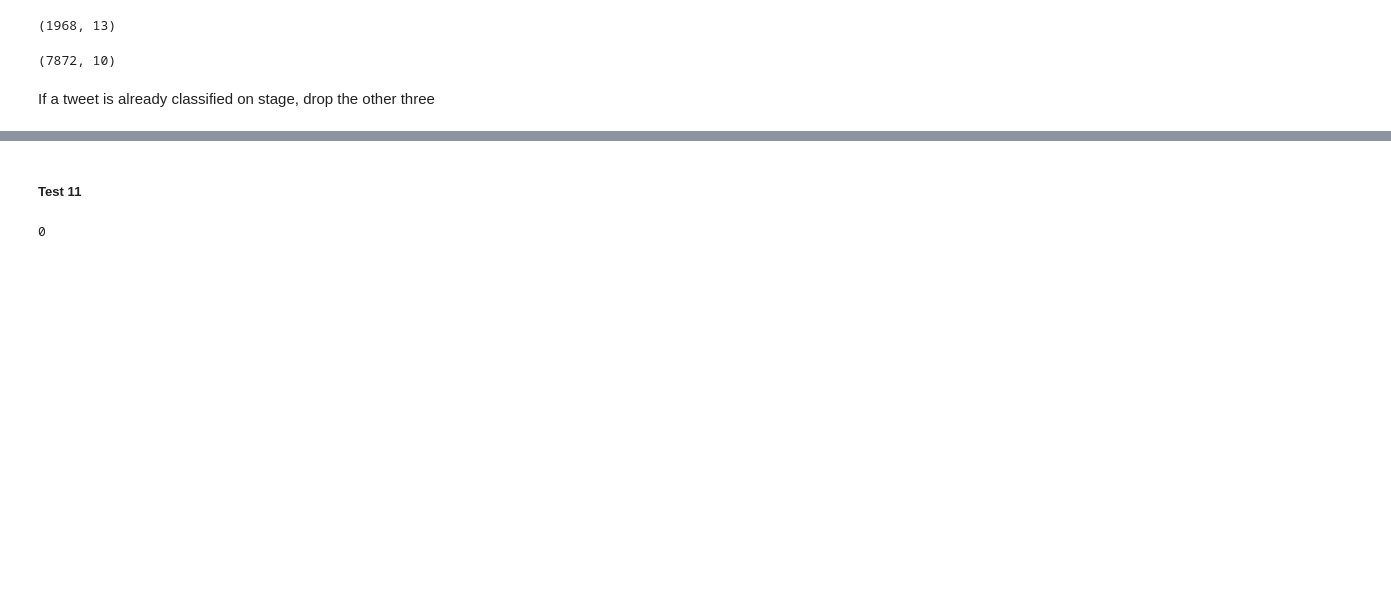
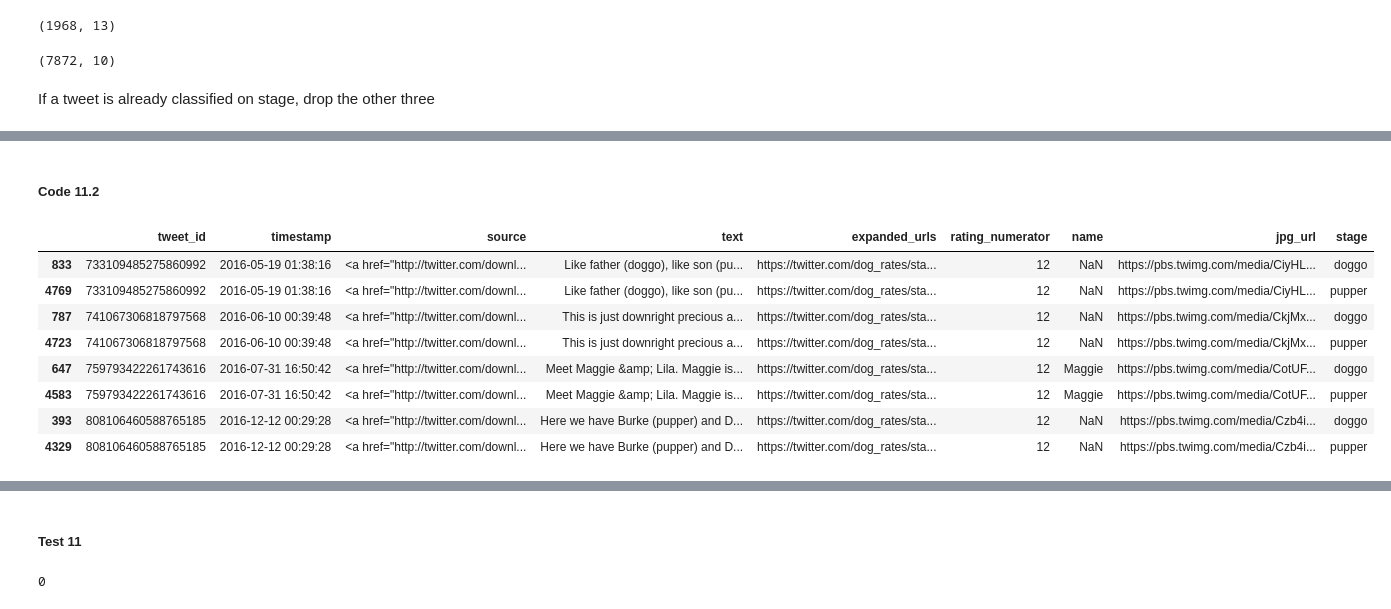
Before and after one commit to thaisruiz/Udacity-Wrangle-project, a Jupyter notebook: wrangle_act.ipynb, the cells around one changed output, grey strips where cells are left out. Saved outputs shown, nothing was run; the diff lists cells and outputs as text; code cells hidden in the pictures; blank space fills up the shorter version.

```diff
--- a/wrangle_act.ipynb
+++ b/wrangle_act.ipynb
@@ -1138,3 +1157,19 @@ dupli = (rates_images_df.duplicated('tweet_id', keep=False))
 staged = (rates_images_df.stage.notnull())
 
 rates_images_df = rates_images_df[~dupli | staged]
+# %% [markdown]
+##### Code 11.2
+# %%
+# Tweets with multiple stages
+multi_stages = rates_images_df[rates_images_df.iloc[:,:-1].duplicated('tweet_id', keep=False)].sort_values('tweet_id')
+multi_stages
+# %% [output]
+|  | tweet_id | timestamp | source | text | expanded_urls | rating_numerator | name | jpg_url | stage |
+| 833 | 733109485275860992 | 2016-05-19 01:38:16 | <a href="http://twitter.com/downl... | Like father (doggo), like son (pu... | https://twitter.com/dog_rates/sta... | 12 | NaN | https://pbs.twimg.com/media/CiyHL... | doggo |
+| 4769 | 733109485275860992 | 2016-05-19 01:38:16 | <a href="http://twitter.com/downl... | Like father (doggo), like son (pu... | https://twitter.com/dog_rates/sta... | 12 | NaN | https://pbs.twimg.com/media/CiyHL... | pupper |
+| 787 | 741067306818797568 | 2016-06-10 00:39:48 | <a href="http://twitter.com/downl... | This is just downright precious a... | https://twitter.com/dog_rates/sta... | 12 | NaN | https://pbs.twimg.com/media/CkjMx... | doggo |
+| 4723 | 741067306818797568 | 2016-06-10 00:39:48 | <a href="http://twitter.com/downl... | This is just downright precious a... | https://twitter.com/dog_rates/sta... | 12 | NaN | https://pbs.twimg.com/media/CkjMx... | pupper |
+| 647 | 759793422261743616 | 2016-07-31 16:50:42 | <a href="http://twitter.com/downl... | Meet Maggie &amp; Lila. Maggie is... | https://twitter.com/dog_rates/sta... | 12 | Maggie | https://pbs.twimg.com/media/CotUF... | doggo |
+| 4583 | 759793422261743616 | 2016-07-31 16:50:42 | <a href="http://twitter.com/downl... | Meet Maggie &amp; Lila. Maggie is... | https://twitter.com/dog_rates/sta... | 12 | Maggie | https://pbs.twimg.com/media/CotUF... | pupper |
+| 393 | 808106460588765185 | 2016-12-12 00:29:28 | <a href="http://twitter.com/downl... | Here we have Burke (pupper) and D... | https://twitter.com/dog_rates/sta... | 12 | NaN | https://pbs.twimg.com/media/Czb4i... | doggo |
+| 4329 | 808106460588765185 | 2016-12-12 00:29:28 | <a href="http://twitter.com/downl... | Here we have Burke (pupper) and D... | https://twitter.com/dog_rates/sta... | 12 | NaN | https://pbs.twimg.com/media/Czb4i... | pupper |
```
Also changed, not shown: parts of 33 cells of this notebook.
